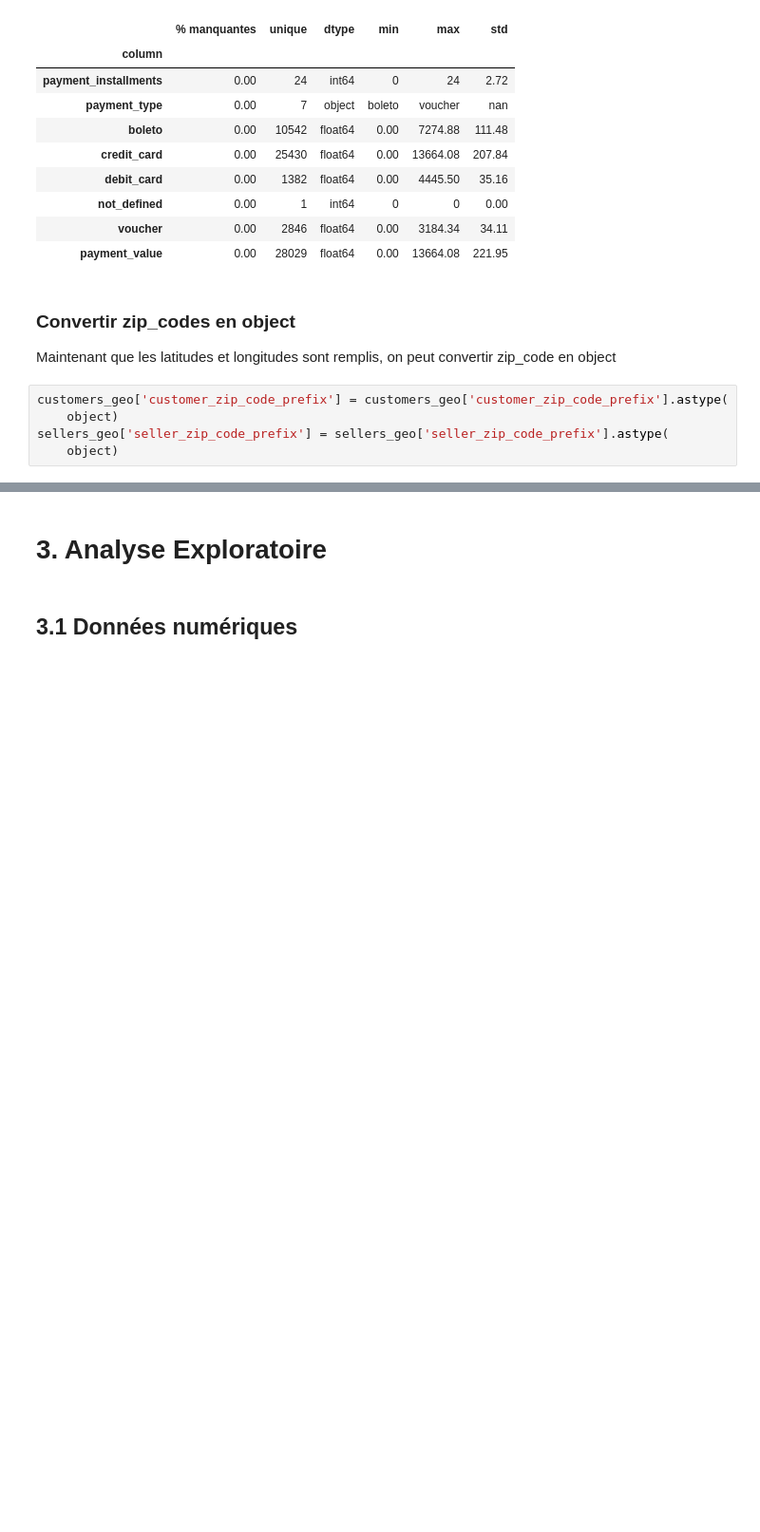
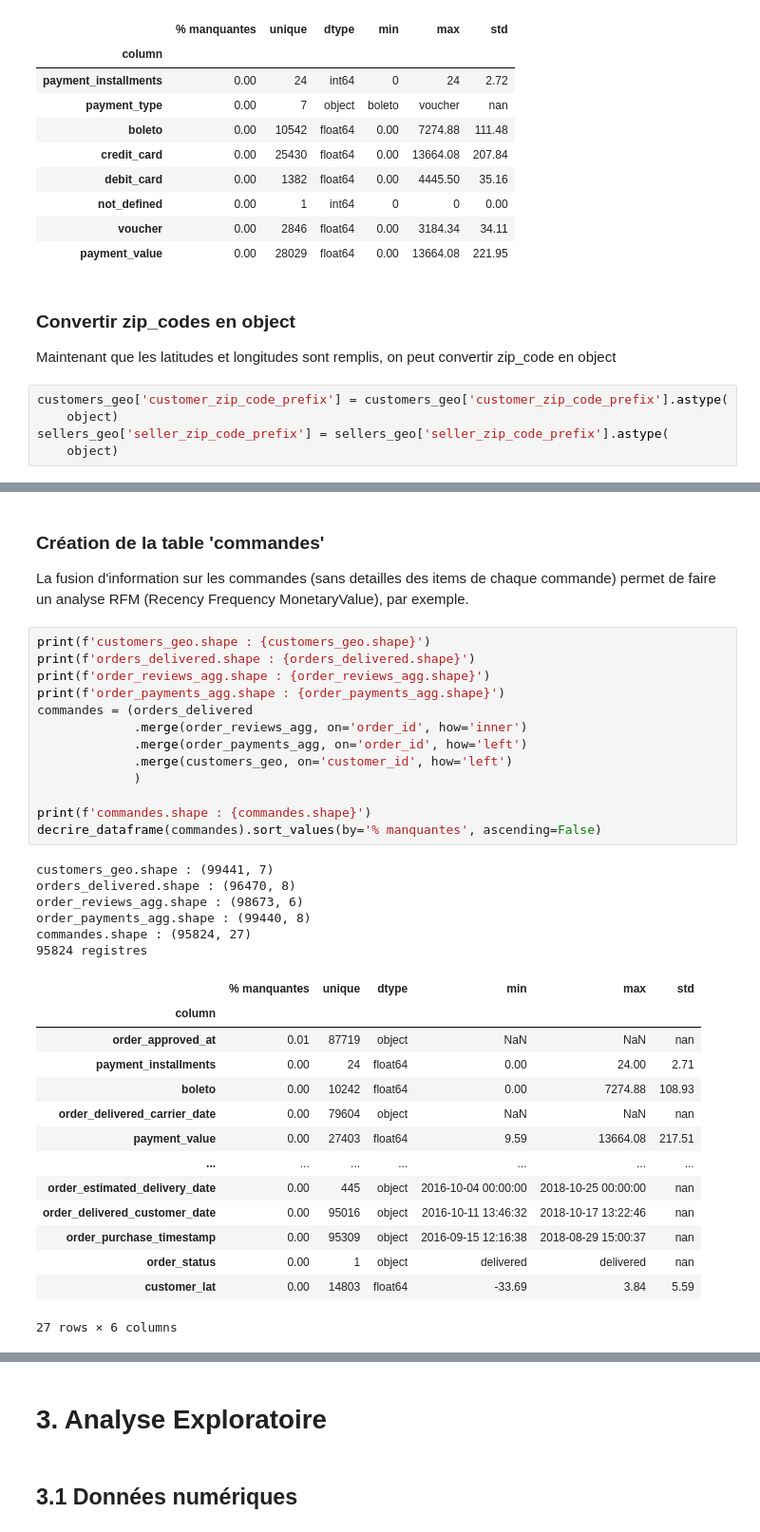
Before and after one commit to mrcreasey/oc-ds-p5-unsupervised-clustering, a Jupyter notebook: P5_01_analyse.ipynb, the cells around one changed output, grey strips where cells are left out. Shown at 95% size. Drawn from its saved outputs; the diff is of its cells as text; blank space fills up the shorter version.

Commit message:
create table 'commandes'

```diff
--- a/P5_01_analyse.ipynb
+++ b/P5_01_analyse.ipynb
@@ -1085,0 +1098,38 @@ sellers_geo['seller_zip_code_prefix'] = sellers_geo['seller_zip_code_prefix'].as
+# %% [markdown]
+### Création de la table 'commandes'
+
+La fusion d'information sur les commandes (sans detailles des items de chaque commande) permet de faire un analyse RFM (Recency Frequency MonetaryValue), par exemple.
+# %%
+print(f'customers_geo.shape : {customers_geo.shape}')
+print(f'orders_delivered.shape : {orders_delivered.shape}')
+print(f'order_reviews_agg.shape : {order_reviews_agg.shape}')
+print(f'order_payments_agg.shape : {order_payments_agg.shape}')
+commandes = (orders_delivered
+             .merge(order_reviews_agg, on='order_id', how='inner')
+             .merge(order_payments_agg, on='order_id', how='left')
+             .merge(customers_geo, on='customer_id', how='left')
+             )
+
+print(f'commandes.shape : {commandes.shape}')
+decrire_dataframe(commandes).sort_values(by='% manquantes', ascending=False)
+# %% [output]
+customers_geo.shape : (99441, 7)
+orders_delivered.shape : (96470, 8)
+order_reviews_agg.shape : (98673, 6)
+order_payments_agg.shape : (99440, 8)
+commandes.shape : (95824, 27)
+95824 registres
+|  | % manquantes | unique | dtype | min | max | std |
+| column |  |  |  |  |  |  |
+| order_approved_at | 0.01 | 87719 | object | NaN | NaN | nan |
+| payment_installments | 0.00 | 24 | float64 | 0.00 | 24.00 | 2.71 |
+| boleto | 0.00 | 10242 | float64 | 0.00 | 7274.88 | 108.93 |
+| order_delivered_carrier_date | 0.00 | 79604 | object | NaN | NaN | nan |
+| payment_value | 0.00 | 27403 | float64 | 9.59 | 13664.08 | 217.51 |
+| ... | ... | ... | ... | ... | ... | ... |
+| order_estimated_delivery_date | 0.00 | 445 | object | 2016-10-04 00:00:00 | 2018-10-25 00:00:00 | nan |
+| order_delivered_customer_date | 0.00 | 95016 | object | 2016-10-11 13:46:32 | 2018-10-17 13:22:46 | nan |
+| order_purchase_timestamp | 0.00 | 95309 | object | 2016-09-15 12:16:38 | 2018-08-29 15:00:37 | nan |
+| order_status | 0.00 | 1 | object | delivered | delivered | nan |
+| customer_lat | 0.00 | 14803 | float64 | -33.69 | 3.84 | 5.59 |
+27 rows × 6 columns
```
Also changed, not shown: parts of 7 cells of this notebook.
